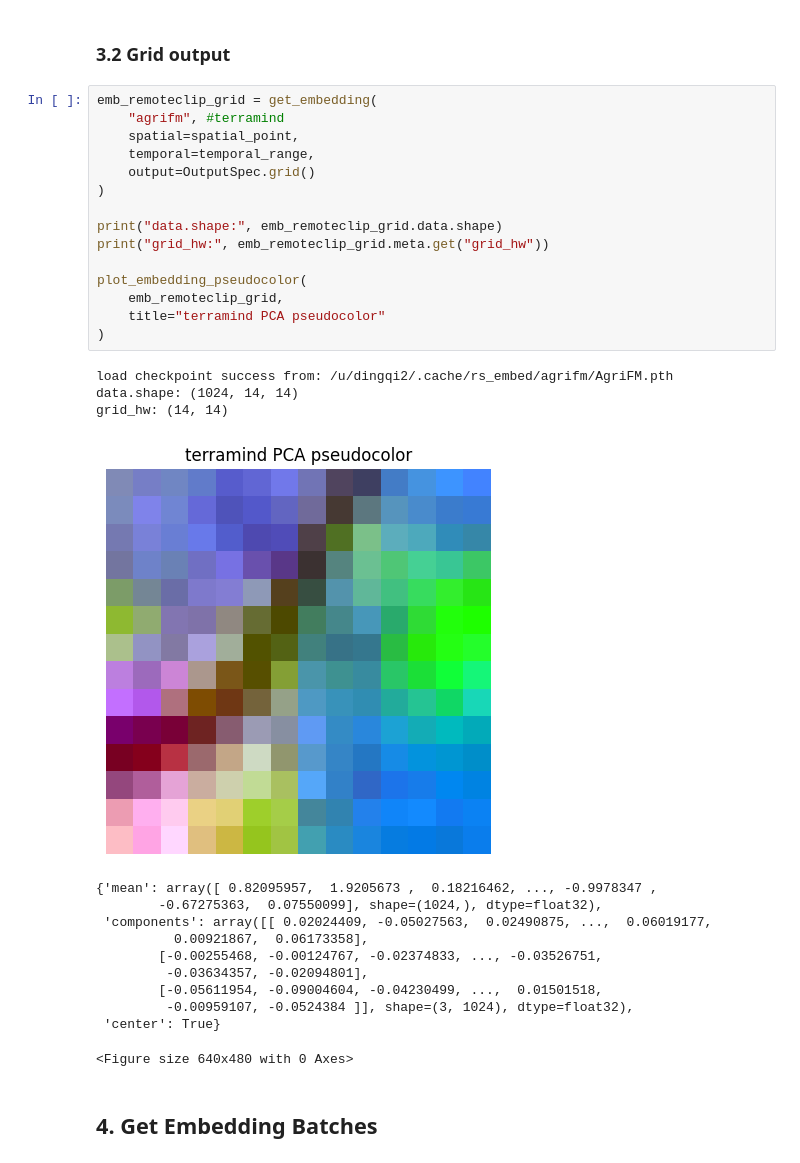
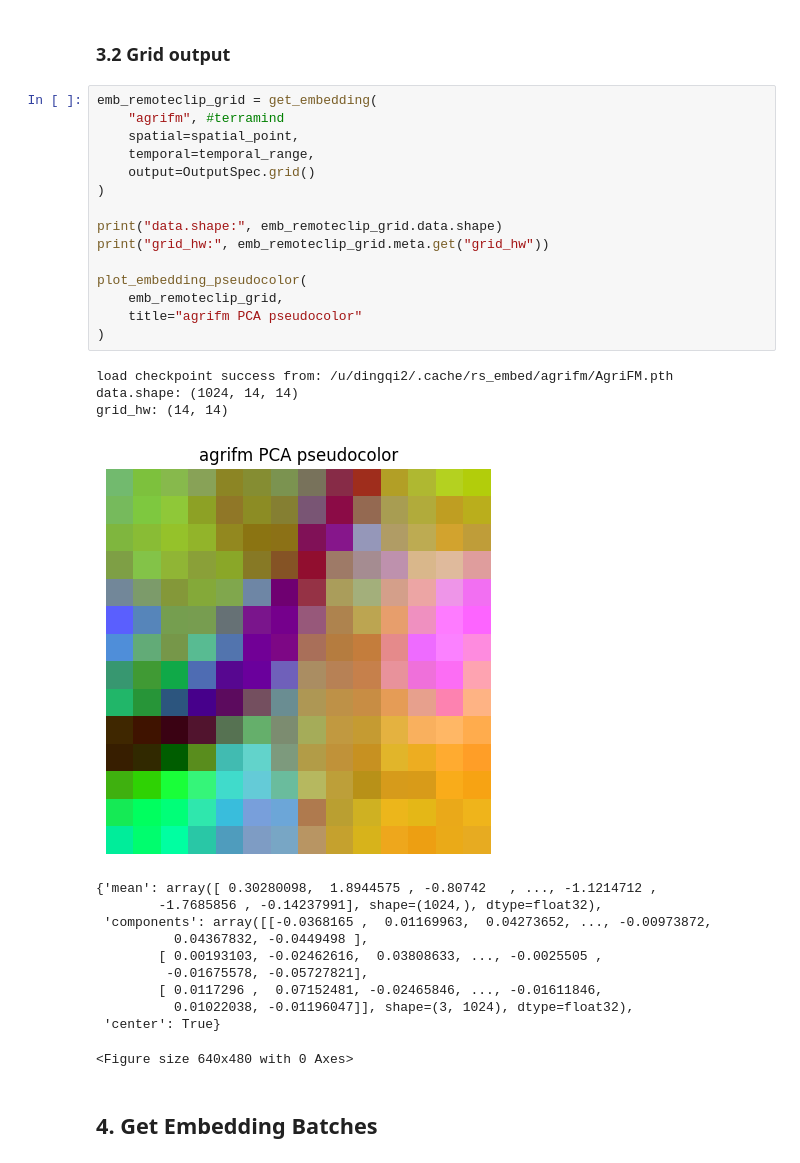
Before and after one commit to Dinghye/rs-embed, a Jupyter notebook: examples/playground.ipynb, the cells around one changed output. Saved outputs shown, nothing was run; the diff lists cells and outputs as text.

```diff
--- a/examples/playground.ipynb
+++ b/examples/playground.ipynb
@@ -177,31 +203,31 @@ model: remoteclip_s2rgb
 # %%
 emb_remoteclip_grid = get_embedding(
     "agrifm", #terramind
     spatial=spatial_point,
     temporal=temporal_range,
     output=OutputSpec.grid()
 )
 
 print("data.shape:", emb_remoteclip_grid.data.shape)
 print("grid_hw:", emb_remoteclip_grid.meta.get("grid_hw"))
 
 plot_embedding_pseudocolor(
     emb_remoteclip_grid,
-    title="terramind PCA pseudocolor"
+    title="agrifm PCA pseudocolor"
 )
 # %% [output]
 load checkpoint success from: /u/dingqi2/.cache/rs_embed/agrifm/AgriFM.pth
 data.shape: (1024, 14, 14)
 grid_hw: (14, 14)
-[figure, old version]
+[figure, new version]
-{'mean': array([ 0.82095957,  1.9205673 ,  0.18216462, ..., -0.9978347 ,
-        -0.67275363,  0.07550099], shape=(1024,), dtype=float32),
- 'components': array([[ 0.02024409, -0.05027563,  0.02490875, ...,  0.06019177,
-          0.00921867,  0.06173358],
-        [-0.00255468, -0.00124767, -0.02374833, ..., -0.03526751,
-         -0.03634357, -0.02094801],
-        [-0.05611954, -0.09004604, -0.04230499, ...,  0.01501518,
-         -0.00959107, -0.0524384 ]], shape=(3, 1024), dtype=float32),
+{'mean': array([ 0.30280098,  1.8944575 , -0.80742   , ..., -1.1214712 ,
+        -1.7685856 , -0.14237991], shape=(1024,), dtype=float32),
+ 'components': array([[-0.0368165 ,  0.01169963,  0.04273652, ..., -0.00973872,
+          0.04367832, -0.0449498 ],
+        [ 0.00193103, -0.02462616,  0.03808633, ..., -0.0025505 ,
+         -0.01675578, -0.05727821],
+        [ 0.0117296 ,  0.07152481, -0.02465846, ..., -0.01611846,
+          0.01022038, -0.01196047]], shape=(3, 1024), dtype=float32),
  'center': True}
 <Figure size 640x480 with 0 Axes>
 # %% [markdown]
```
Also changed, not shown: parts of 11 cells of this notebook, 8 other files.
